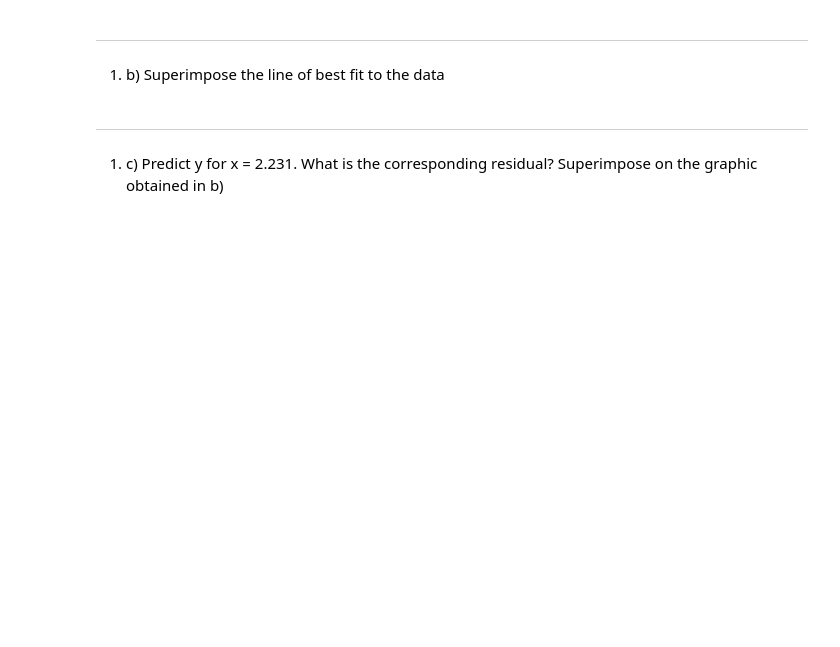
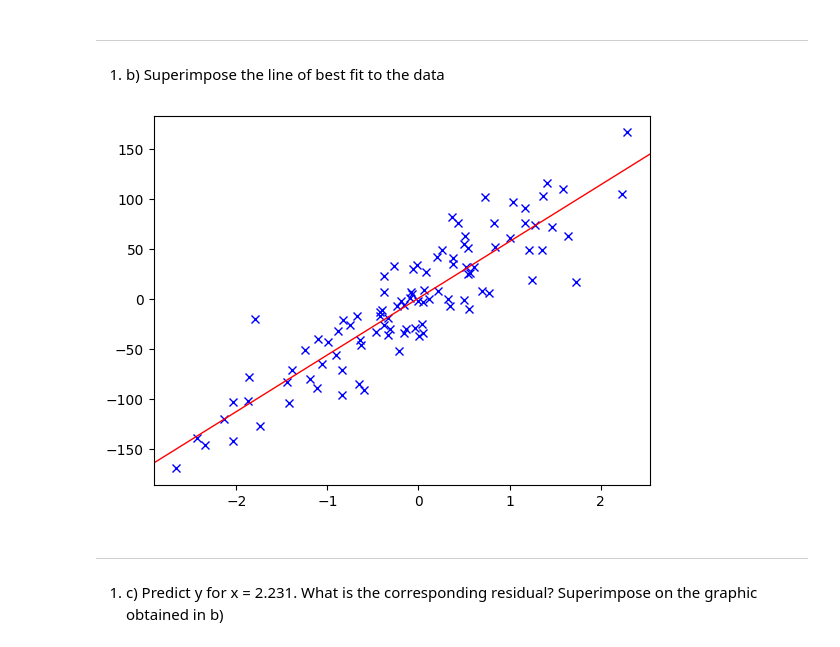
Before and after one commit to Nickurama/Ualg-ML, a Jupyter notebook: lab2/ml_lab2_regression.ipynb, the cells around one changed output. Drawn from its saved outputs; the diff is of its cells as text; code cells hidden in the pictures; blank space fills up the shorter version.

```diff
--- a/lab2/ml_lab2_regression.ipynb
+++ b/lab2/ml_lab2_regression.ipynb
@@ -57,6 +62,21 @@ print('Θ1 (slope)     = {:.3f}'.format(Θ1))
 1 a) \
 \
 ii)	implementing the linear regression model below using numpy functions
+# %%
+def linear_regression(x, y):
+    mean_x = np.mean(x)
+    mean_y = np.mean(y)
+
+    xs = np.subtract(x, mean_x)
+    ys = np.subtract(y, mean_y)
+
+    num = np.dot(xs, ys)
+    den = np.dot(xs, xs)
+
+    theta1 = num / den
+    theta0 = mean_y - theta1 * mean_x
+
+    return theta0, theta1
 # %% [markdown]
 1 a)\
 \
@@ -64,6 +104,15 @@ iii)	check that i) and ii) produce the same results
 # %% [markdown]
 ---
 1. b) Superimpose the line of best fit to the data
+# %%
+theta0, theta1 = linear_regression(x, y)
+
+plt.plot(x, y, "x", color = "blue")
+plt.axline((0, theta0), slope=theta1, color="red", linewidth=1)
+
+plt.show()
+# %% [output]
+[figure, added]
 # %% [markdown]
 ---
 1. c)	Predict y for x = 2.231. What is the corresponding residual? Superimpose on the graphic obtained in b)
```
Also changed, not shown: parts of 21 cells of this notebook, 1 other file.
